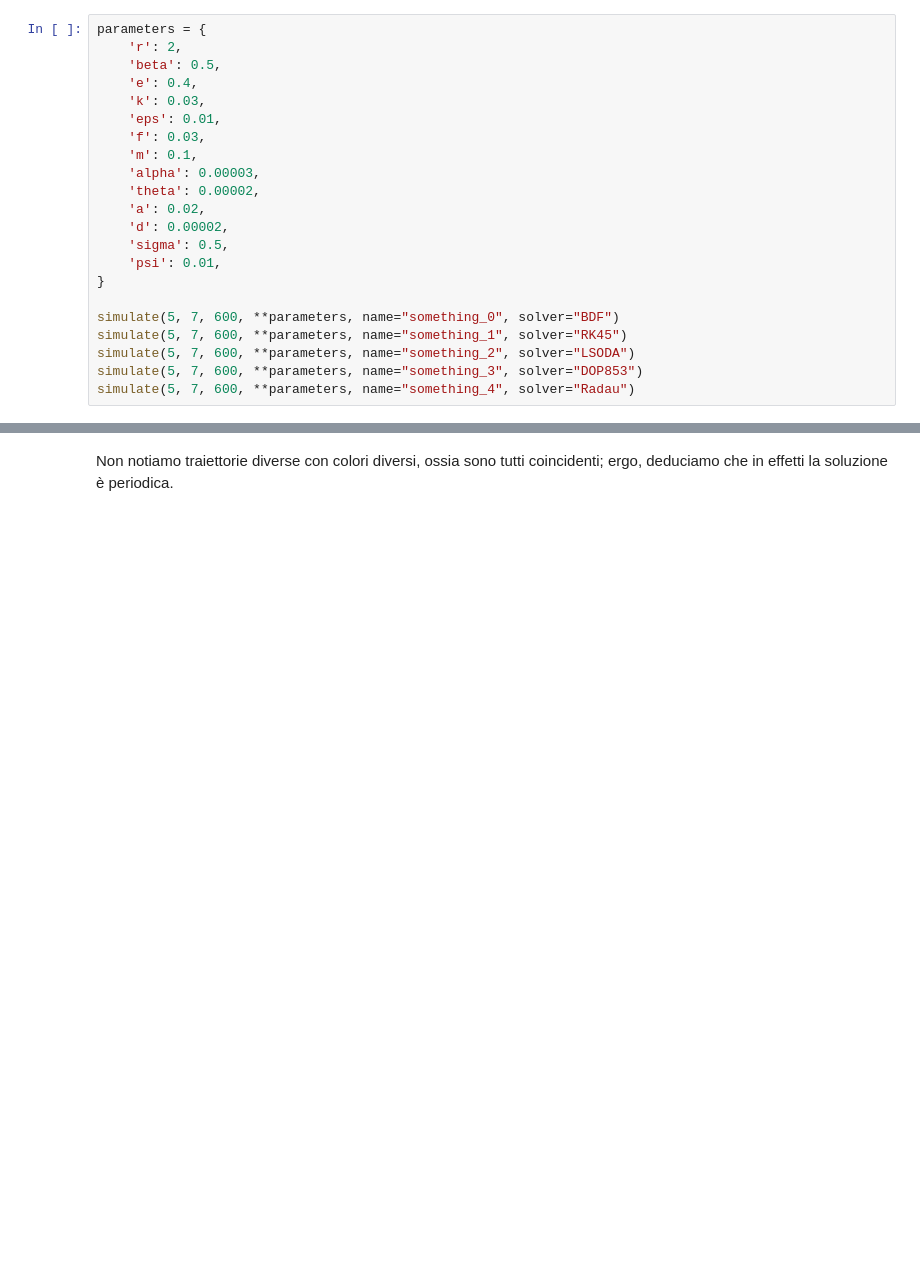
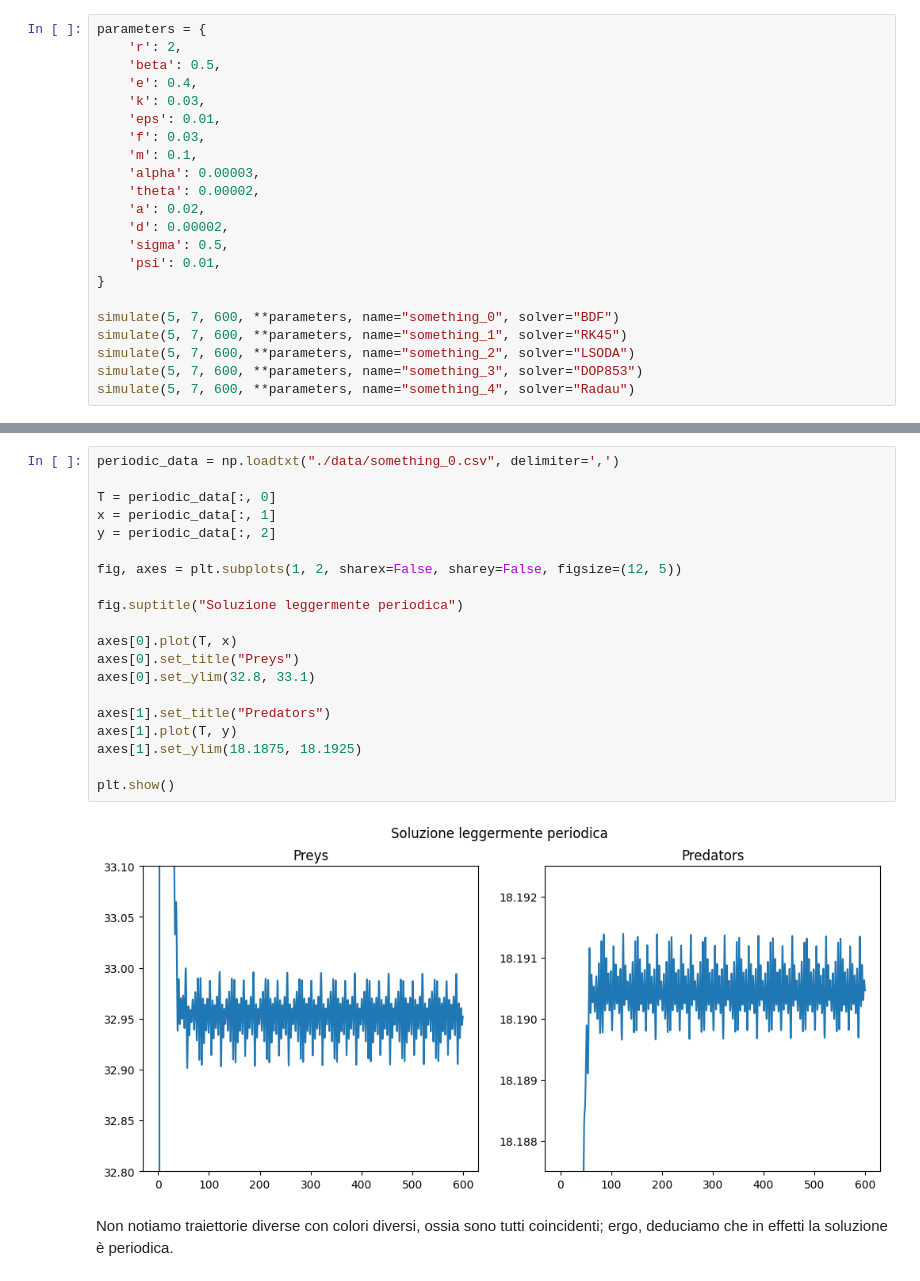
Before and after one commit to OdinMeng/AIDA-UNIVERSITY-NOTES-2025-2026, a Jupyter notebook: Complex Systems/project/Project_CS_SM3201466.ipynb, the cells around one changed output, grey strips where cells are left out. Saved outputs shown, nothing was run; the diff lists cells and outputs as text; blank space fills up the shorter version.

```diff
--- a/Complex Systems/project/Project_CS_SM3201466.ipynb
+++ b/Complex Systems/project/Project_CS_SM3201466.ipynb
@@ -870,3 +870,25 @@ plt.show()
+# %%
+periodic_data = np.loadtxt("./data/something_0.csv", delimiter=',')
+
+T = periodic_data[:, 0]
+x = periodic_data[:, 1]
+y = periodic_data[:, 2]
+
+fig, axes = plt.subplots(1, 2, sharex=False, sharey=False, figsize=(12, 5))
+
+fig.suptitle("Soluzione leggermente periodica")
+
+axes[0].plot(T, x)
+axes[0].set_title("Preys")
+axes[0].set_ylim(32.8, 33.1)
+
+axes[1].set_title("Predators")
+axes[1].plot(T, y)
+axes[1].set_ylim(18.1875, 18.1925)
+
+plt.show()
+# %% [output]
+[figure, added]
 # %% [markdown]
 Non notiamo traiettorie diverse con colori diversi, ossia sono tutti coincidenti; ergo, deduciamo che in effetti la soluzione è periodica.
 # %% [markdown]
```
Also changed, not shown: parts of 11 cells of this notebook, 3 other files.
